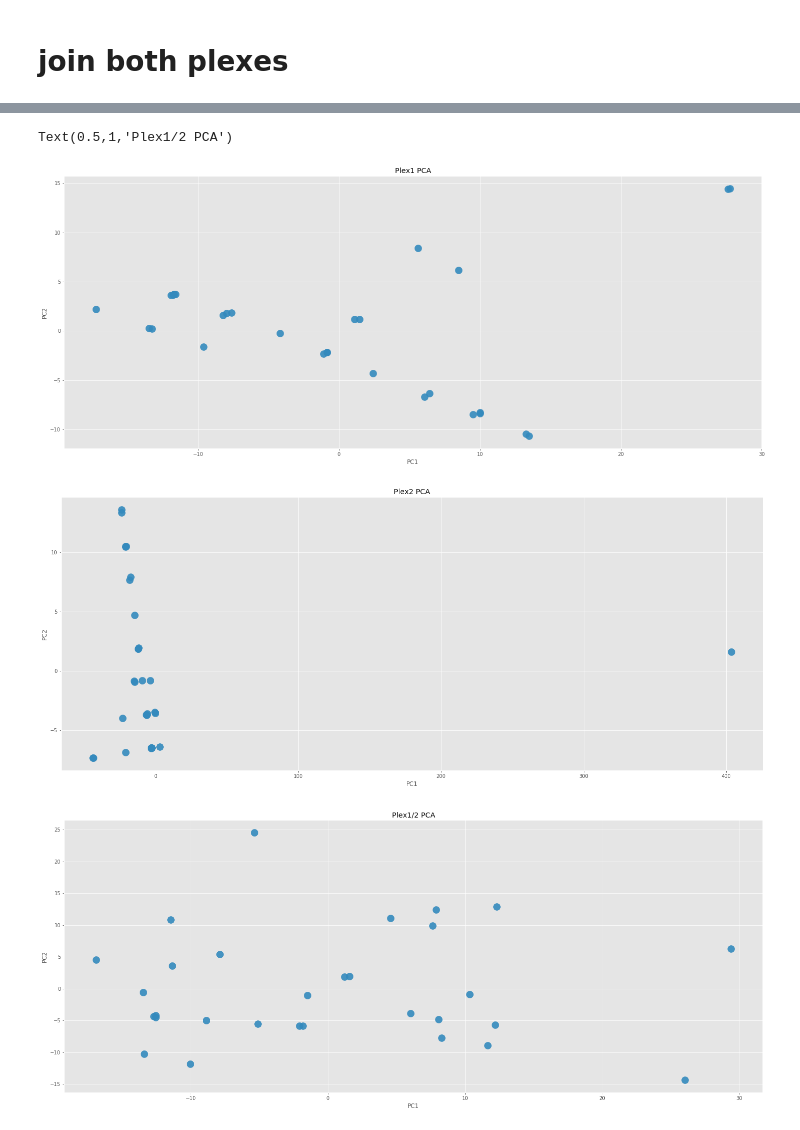
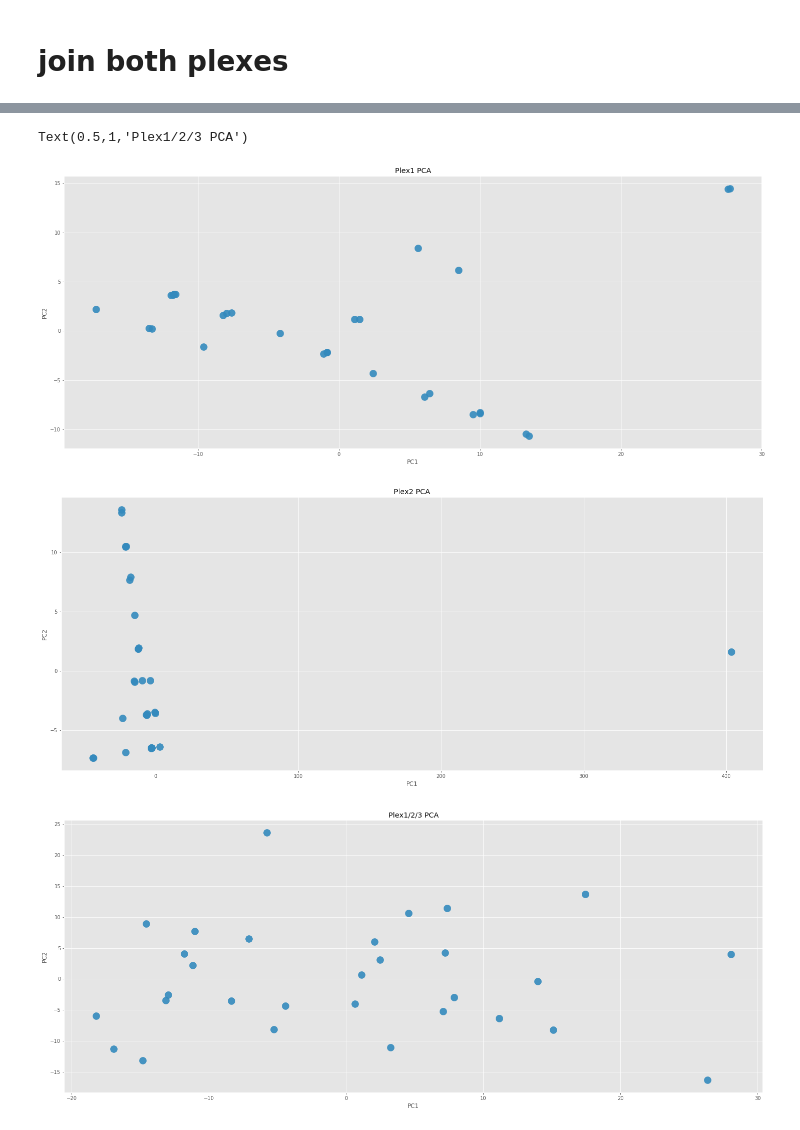
Before and after one commit to sanchestm/Sacramento-Perch-Microsatelite-Anaysis, a Jupyter notebook: microsat analysis sacramento perch.ipynb, the cells around one changed output, grey strips where cells are left out. Saved outputs shown, nothing was run; the diff lists cells and outputs as text; code cells hidden in the pictures.

```diff
--- a/microsat analysis sacramento perch.ipynb
+++ b/microsat analysis sacramento perch.ipynb
@@ -111,14 +133,19 @@ plex2df["bothalleles"] = plex2df.apply(lambda x: fuse_equivalents(x['Allele1'],
 examplepl2 = plex2df.copy().sort_values(by='bothalleles')
 examplepl2 = examplepl2[examplepl2['bothalleles']!= (0,0)]
 
+plex3df["bothalleles"] = plex3df.apply(lambda x: fuse_equivalents(x['Allele1'], x['Allele2']), axis =1)
+examplepl3 = plex3df.copy().sort_values(by='bothalleles')
+examplepl3 = examplepl3[examplepl3['bothalleles']!= (0,0)]
 
 Hplex1 = Heterozigosity('bothalleles',examplepl1)
 Hexplex1 = Expected_Heterozigosity('bothalleles', examplepl1)
 Hplex2 = Heterozigosity('bothalleles',examplepl2)
 Hexplex2 = Expected_Heterozigosity('bothalleles', examplepl2)
-print("the observed heterozigosity for plex 1 and 2 are respectively: "+str((Hplex1,Hplex2)))
-print("the expected heterozigosity for plex 1 and 2 are respectively: "+str((Hexplex1, Hexplex2)))
-FISplex1, FISplex2 = ((Hexplex1 -Hplex1)/Hexplex1,(Hexplex2 -Hplex2)/Hexplex2)
+Hplex3 = Heterozigosity('bothalleles',examplepl3)
+Hexplex3 = Expected_Heterozigosity('bothalleles', examplepl3)
+print("the observed heterozigosity for plex 1,2,3 are respectively: "+str((Hplex1,Hplex2, Hplex3)))
+print("the expected heterozigosity for plex 1,2,3 are respectively: "+str((Hexplex1, Hexplex2, Hplex3)))
+FISplex1, FISplex2, FISplex3 = ((Hexplex1 -Hplex1)/Hexplex1,(Hexplex2 -Hplex2)/Hexplex2 ,(Hexplex3 -Hplex3)/Hexplex3)
 
 sns.countplot(x='bothalleles', data= examplepl1)
 plt.title("Plex1 allele distribution FIS = " + ('%.2f' % FISplex1))
@@ -127,4 +154,7 @@ plt.show()
 sns.countplot(x='bothalleles', data= examplepl2)
 plt.title("Plex2 allele distribution FIS = "+ ('%.2f' % FISplex2))
 plt.show()
+sns.countplot(x='bothalleles', data= examplepl3)
+plt.title("Plex3 allele distribution FIS = "+ ('%.2f' % FISplex3))
+plt.show()
 # %% [output]
@@ -140,8 +171,11 @@ the expected heterozigosity for plex 1 and 2 are respectively: (0.74777777777777
 plex2df['Sample Name2'] = plex2df['Sample Name'].apply(lambda x: x)
 plex2df['Size1plex2'] = plex2df['Size1'].apply(lambda x: x)
 plex2df['Size2plex2'] = plex2df['Size2'].apply(lambda x: x)
+plex3df['Sample Name3'] = plex3df['Sample Name'].apply(lambda x: x)
+plex3df['Size1plex3'] = plex3df['Size1'].apply(lambda x: x)
+plex3df['Size2plex3'] = plex3df['Size2'].apply(lambda x: x)
 # %%
-newDF = pd.concat([plex1df[['Sample Name', 'Size1', 'Size2']] ,plex2df[['Size1plex2', 'Size2plex2', 'Sample Name2']] ], axis =1)
+newDF = pd.concat([plex1df[['Sample Name', 'Size1', 'Size2']] ,plex2df[['Size1plex2', 'Size2plex2']],
+                   plex3df[['Size1plex3', 'Size2plex3', 'Sample Name3']], plex2df['Sample Name2']], axis =1)
 newDF.head()
-newDF
 # %% [output]
@@ -173,7 +196,7 @@ bothplexdf = newDF[newDF['Size1']!= 0].copy()
 
 Xplex1 = plex1df_wo_blank.iloc[:,8:10].values
 Xplex2 = plex2df_wo_blank.iloc[:,8:10].values
-Xboth = bothplexdf.iloc[:,1:5].values
+Xboth = bothplexdf.iloc[:,1:7].values
 
 PCvalues = sklearn_pca.fit_transform(Xplex1)
 PCvalues2 = sklearn_pca.fit_transform(Xplex2)
@@ -190,14 +213,14 @@ bothplexdf["PC2"] = pd.Series(PCvaluesboth[:,1], index = bothplexdf.index)
 # %%
 plex1df_wo_blank.plot.scatter('PC1', 'PC2', s = 200, alpha = .9)
 plt.title('Plex1 PCA')
 plex2df_wo_blank.plot.scatter('PC1', 'PC2', s = 200, alpha = .9)
 plt.title('Plex2 PCA')
 bothplexdf.plot.scatter('PC1', 'PC2', s = 200, alpha = .9)
-plt.title('Plex1/2 PCA')
+plt.title('Plex1/2/3 PCA')
 # %% [output]
-Text(0.5,1,'Plex1/2 PCA')
+Text(0.5,1,'Plex1/2/3 PCA')
 [figure]
 [figure]
-[figure, old version]
+[figure, new version]
 # %%
 from sklearn.manifold import TSNE
```
Also changed, not shown: parts of 9 cells of this notebook, 17 other files.
